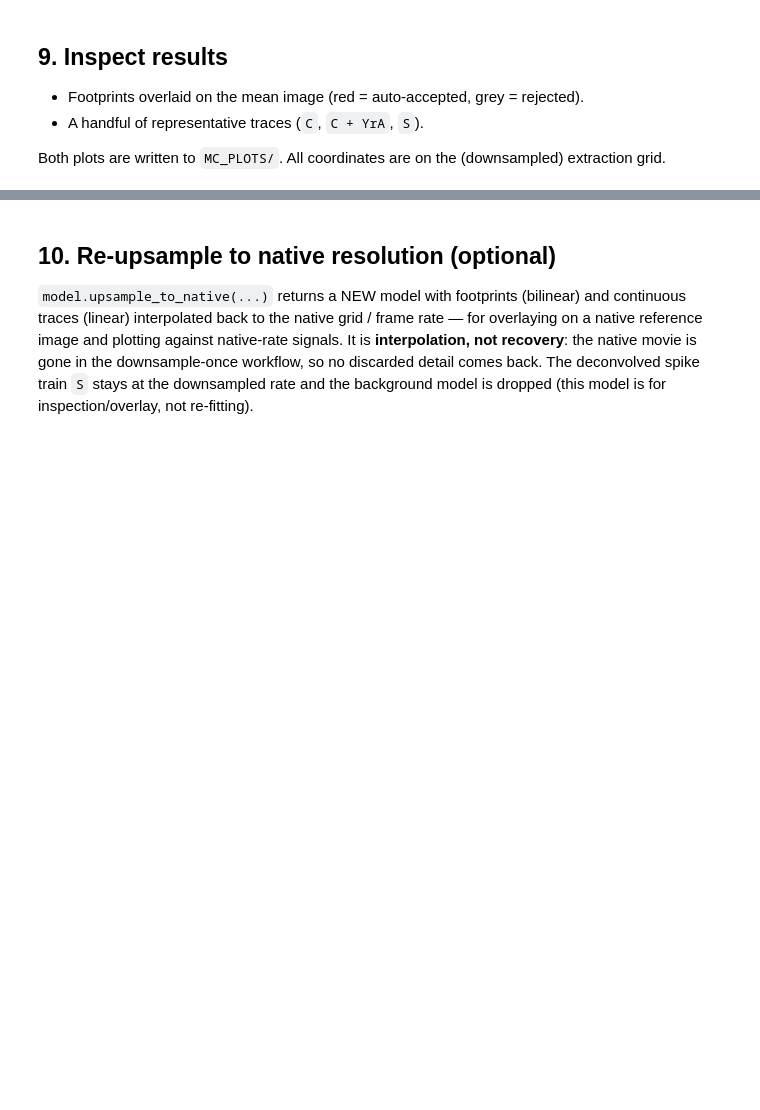
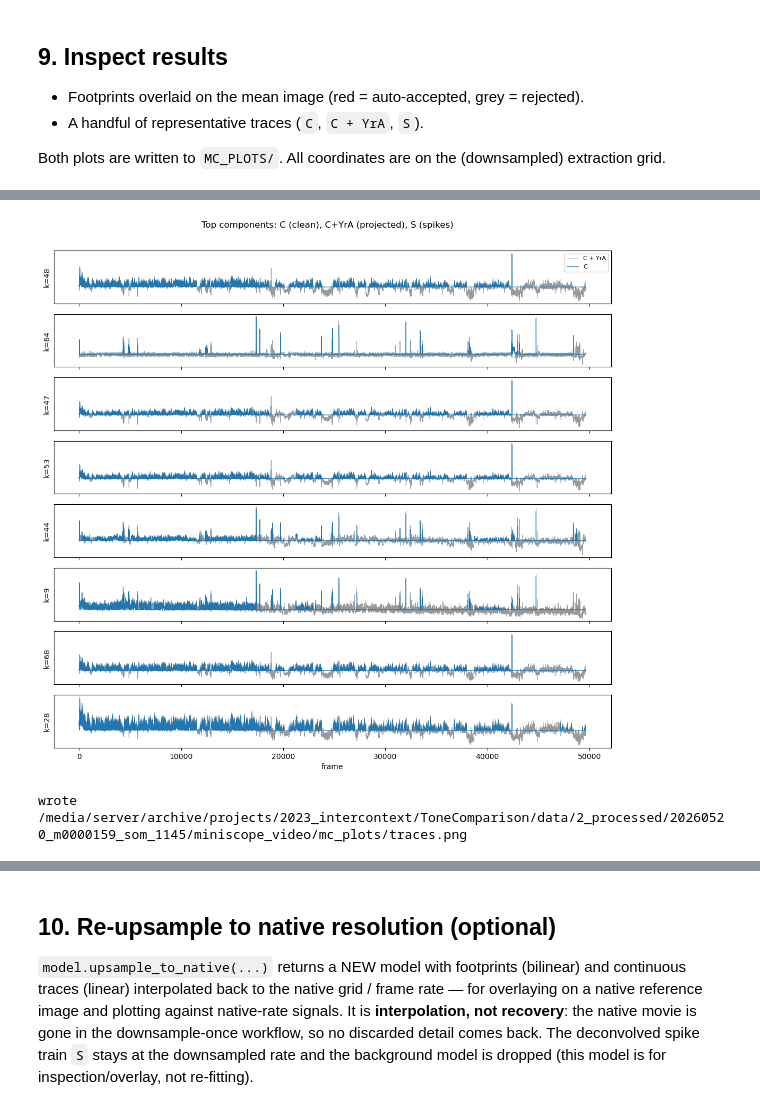
Before and after one commit to FlorianNeurosci/miniCNMFe, a Jupyter notebook: live_runs/run_session.ipynb, the cells around one changed output, grey strips where cells are left out. Drawn from its saved outputs; the diff is of its cells as text; code cells hidden in the pictures; blank space fills up the shorter version.

```diff
--- a/live_runs/run_session.ipynb
+++ b/live_runs/run_session.ipynb
@@ -217,7 +248,11 @@ params = CNMFeParams(
     n_jobs=-1,
     decay_time_ms=180,
     frame_rate_hz=20,
-    g_prior_weight=1
+    g_prior_weight=0.95,
+    global_ar=False,
+    spatial_max_iter = 4000,
 )
+
+# CNMFeParams.spatial_max_iter
 print(f'native params: sigma={params.sigma} max_shift={params.max_shift} '
       f'mc_gSig_filt={params.mc_gSig_filt}')
@@ -460,3 +538,37 @@ print(f'wrote {out}')
+# %%
+n_show = min(8, K)
+if n_show == 0:
+    print('no components to plot')
+else:
+    # Show the top-n_show by trace amplitude among accepted components.
+    accepted_idx = np.where(accepted)[0]
+    pool = accepted_idx if accepted_idx.size else np.arange(K)
+    order = pool[np.argsort(-(model.C[pool]).max(axis=1))][:n_show]
+
+    fig, axes = plt.subplots(n_show, 1, figsize=(11, 1.3 * n_show), sharex=True)
+    if n_show == 1:
+        axes = [axes]
+    for ax, k in zip(axes, order):
+        proj = model.C[k] + model.YrA[k]
+        ax.plot(proj, color='0.6', lw=0.6, label='C + YrA')
+        ax.plot(model.C[k], color='C0', lw=0.9, label='C')
+        # s = model.S[k]
+        # if s.max() > 0:
+        #     ax.vlines(np.where(s > 0)[0], 0, model.C[k].max(),
+        #               color='C3', lw=0.5, alpha=0.4)
+        ax.set_ylabel(f'k={k}')
+        ax.set_yticks([])
+    axes[0].legend(loc='upper right', fontsize=8)
+    axes[-1].set_xlabel('frame')
+    fig.suptitle('Top components: C (clean), C+YrA (projected), S (spikes)', y=1.01)
+    plt.tight_layout()
+    out = MC_PLOTS / 'traces.png'
+    fig.savefig(out, dpi=120)
+    plt.show()
+    print(f'wrote {out}')
+# %% [output]
+[figure, added]
+wrote /media/server/archive/projects/2023_intercontext/ToneComparison/data/2_processed/20260520_m0000159_som_1145/miniscope_video/mc_plots/traces.png
 # %%
 n_show = min(8, K)
 if n_show == 0:
```
Also changed, not shown: parts of 15 cells of this notebook, 12 other files.
